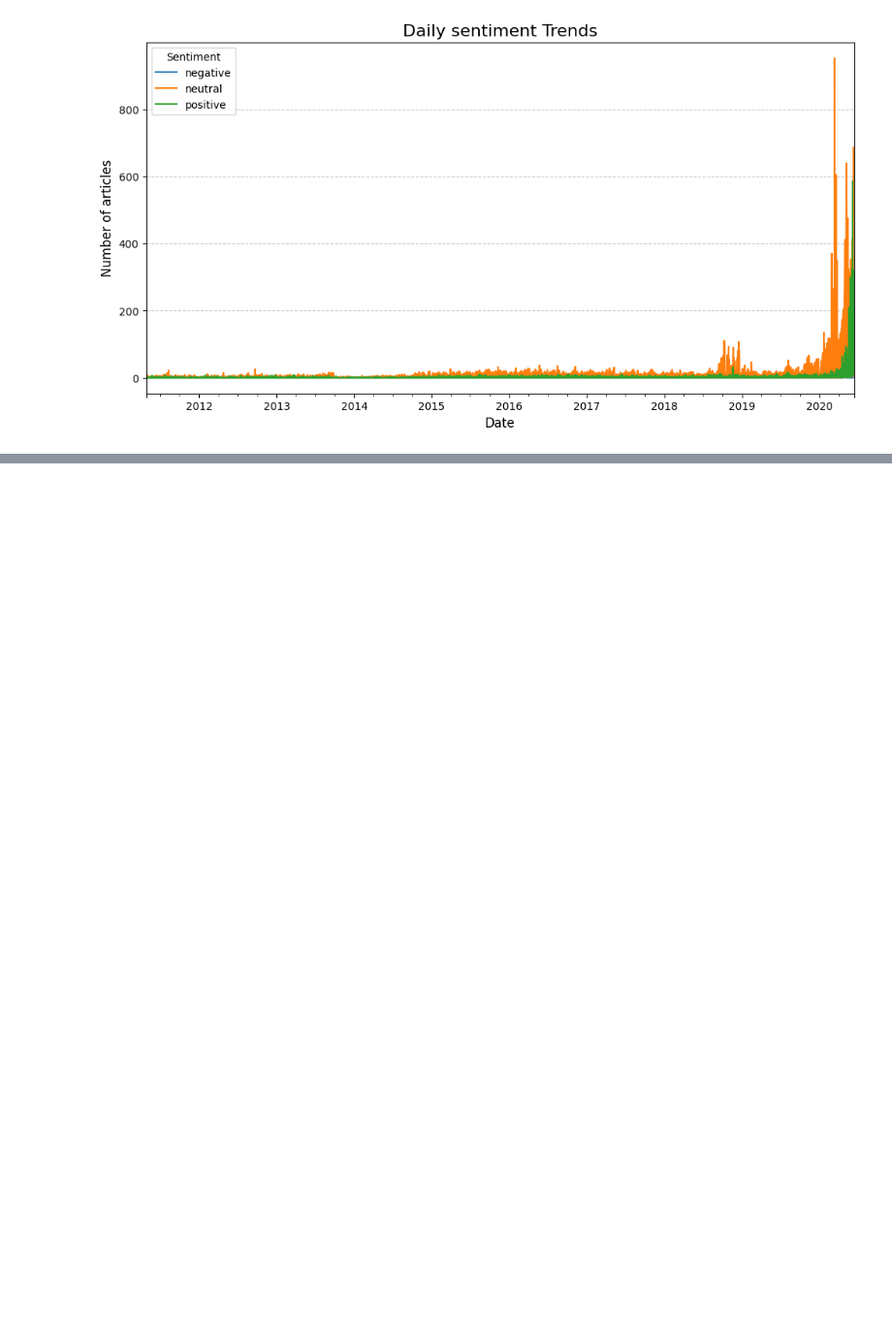
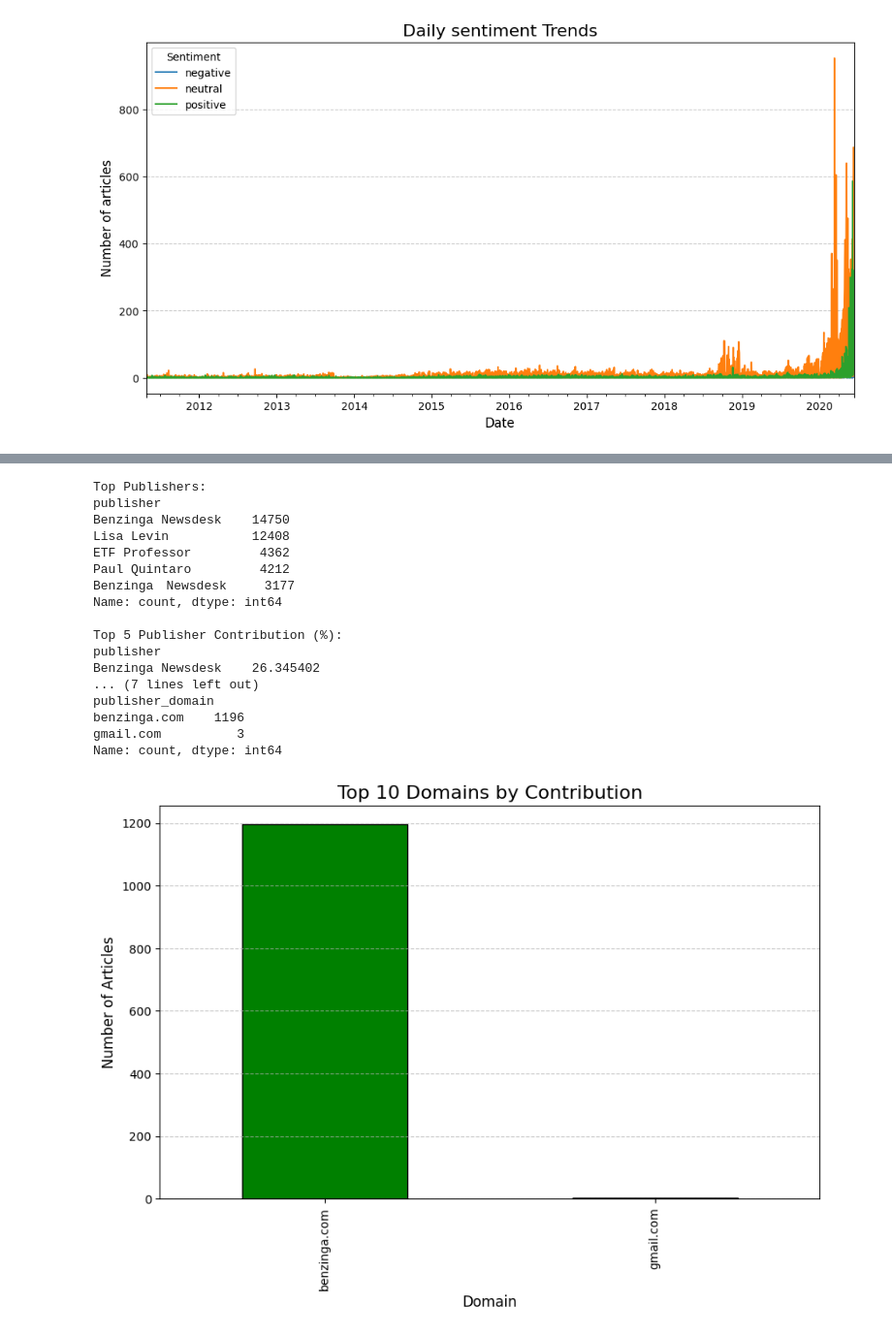
Before and after one commit to ibso99/Week-1, a Jupyter notebook: notebooks/Stock_Data_Analysis.ipynb, the cells around one changed output, grey strips where cells are left out. Shown at 97% size. Drawn from its saved outputs; the diff is of its cells as text; code cells hidden in the pictures; blank space fills up the shorter version.

```diff
--- a/notebooks/Stock_Data_Analysis.ipynb
+++ b/notebooks/Stock_Data_Analysis.ipynb
@@ -231,0 +280,63 @@ plt.show()
+# %%
+# PUBLISHER ANALYSIS
+import re
+# 1 Top Publisher Analysis
+
+# DISPLAY TOP 5 PUBLISHER
+print('Top Publishers:')
+print(publisher_counts.head())
+
+# CALCULATING CONTRIBUTION PERCENTAGE
+top_publisher_percent = (publisher_counts / len(stock_df_cleaned)) * 100
+print("\nTop 5 Publisher Contribution (%):")
+print(top_publisher_percent.head())
+
+# 2 Analyzing Publisher-Specific News Trends
+
+
+
+# 3 Unique Domains in publisher Names
+
+# Extract domains from email-like publisher names
+def extract_domain(publisher_name):
+    match = re.search(r"@([\w.-]+)", publisher_name)
+    return match.group(1) if match else None
+# applying domain extraction
+
+stock_df_cleaned['publisher_domain'] = stock_df_cleaned['publisher'].apply(extract_domain)
+
+# Counting each occurrences of each domain
+domain_counts = stock_df_cleaned['publisher_domain'].value_counts()
+
+
+# Display top 5 domains
+print('\nTop 5 Domain')
+print(domain_counts.head())
+
+# Visualizng yop daomains
+plt.figure(figsize=(10, 6))
+domain_counts.head(10).plot(kind='bar', color='green', edgecolor='black')
+plt.title('Top 10 Domains by Contribution', fontsize=16)
+plt.xlabel('Domain', fontsize=12)
+plt.ylabel('Number of Articles', fontsize=12)
+plt.grid(axis='y', linestyle='--', alpha=0.7)
+plt.show()
+# %% [output]
+Top Publishers:
+publisher
+Benzinga Newsdesk    14750
+Lisa Levin           12408
+ETF Professor         4362
+Paul Quintaro         4212
+Benzinga Newsdesk     3177
+Name: count, dtype: int64
+
+Top 5 Publisher Contribution (%):
+publisher
+Benzinga Newsdesk    26.345402
+... (7 lines left out)
+publisher_domain
+benzinga.com    1196
+gmail.com          3
+Name: count, dtype: int64
+[figure, added]
```
Also changed, not shown: parts of 2 cells of this notebook.
